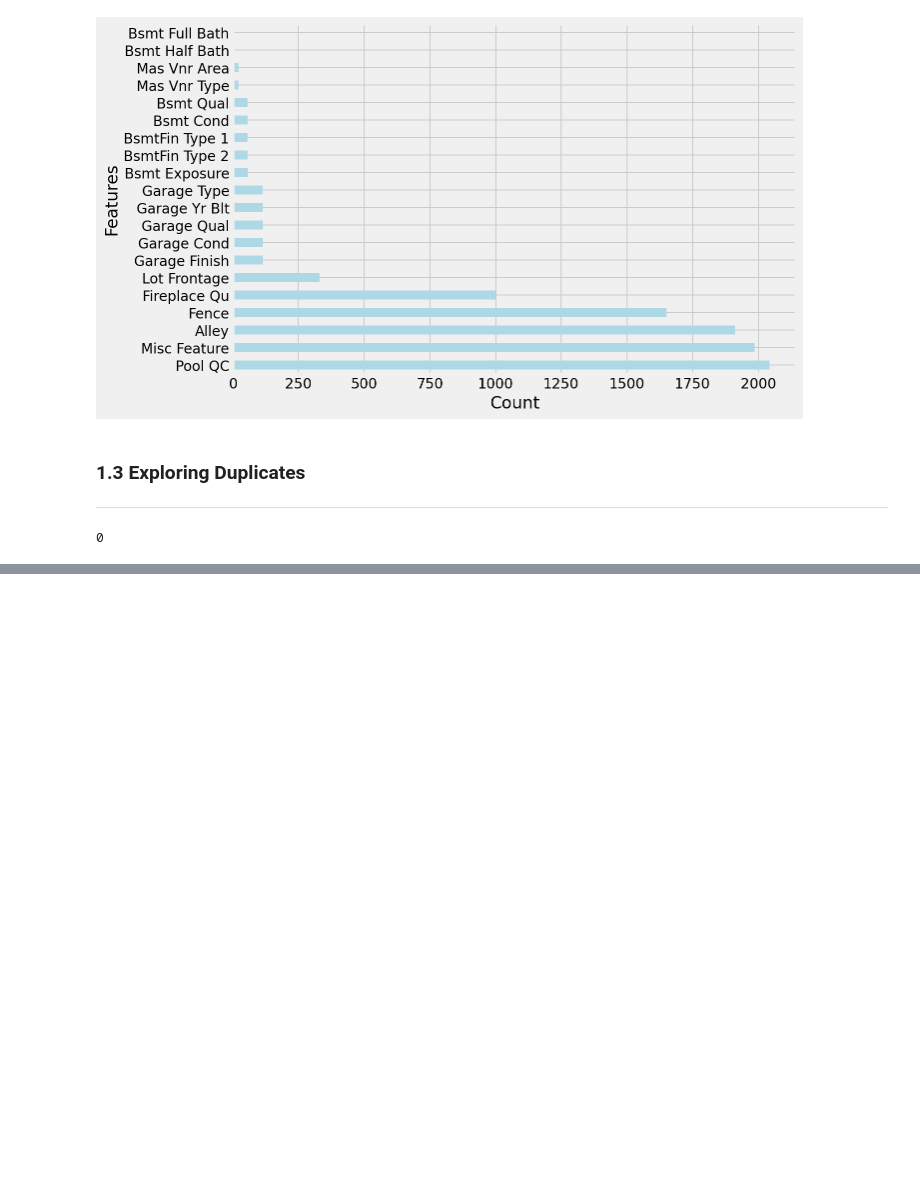
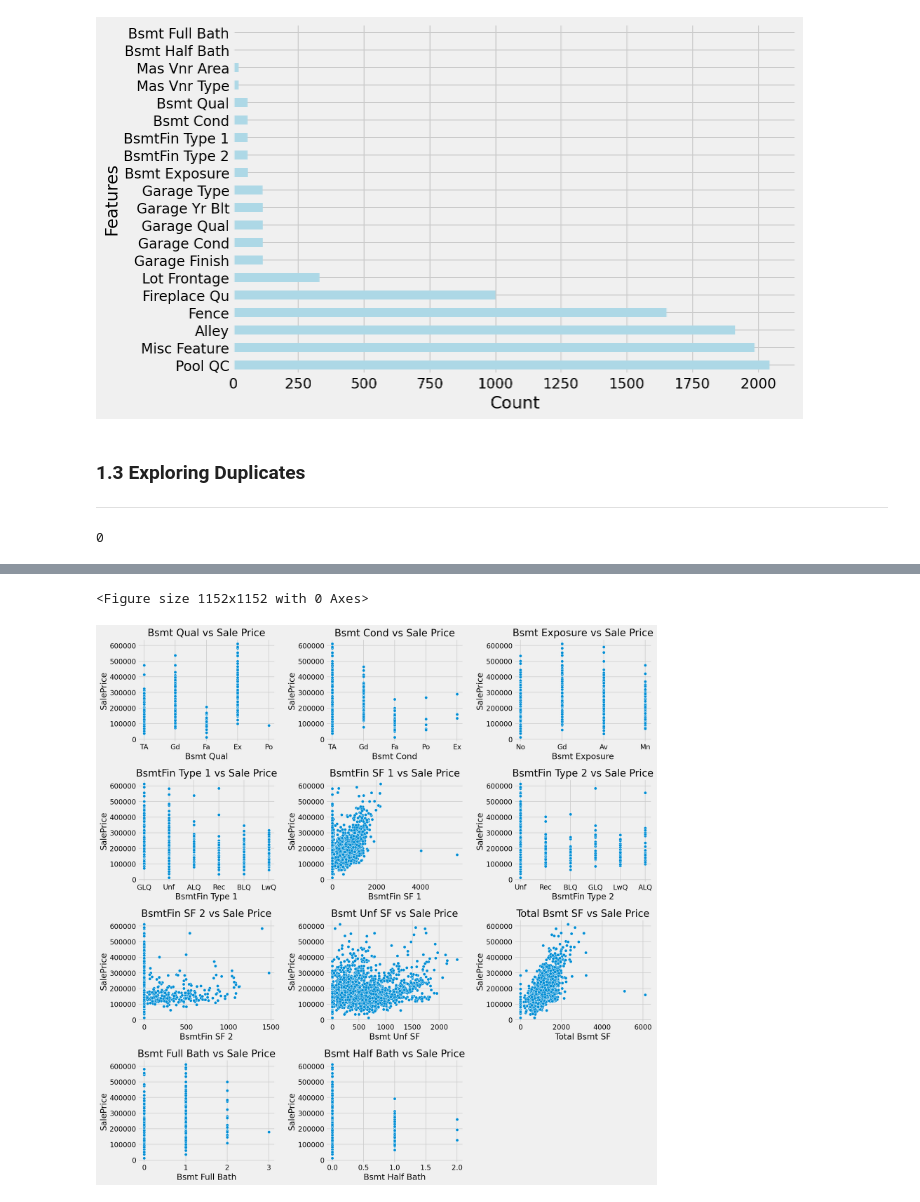
Before and after one commit to 86lekwenshiung/GA-Data-Science-Immersive-Projects, a Jupyter notebook: AMES Housing Price Prediction(P2)/AMES Housing Datasets.ipynb, the cells around one changed output, grey strips where cells are left out. Saved outputs shown, nothing was run; the diff lists cells and outputs as text; code cells hidden in the pictures; blank space fills up the shorter version.

```diff
--- a/AMES Housing Price Prediction(P2)/AMES Housing Datasets.ipynb
+++ b/AMES Housing Price Prediction(P2)/AMES Housing Datasets.ipynb
@@ -19,3 +27,15 @@ plt.style.use('fivethirtyeight')
+# %%
+def visual_subplot(nrows , ncols , feature_list , df = df_train):
+    plt.figure(figsize = (16,16))
+
+    for i in range(len(feature_list)):
+        plt.subplot(nrows , ncols , i+1)
+
+        sns.scatterplot(data = df,
+                        x = feature_list[i],
+                        y = 'SalePrice')
+        plt.title(f'{feature_list[i]} vs Sale Price')
+        plt.tight_layout()
 # %% [markdown]
 # 1.0 Exploring Datasets
 ___
@@ -159,0 +255,9 @@ for i in range(9):
+# %%
+basement_list = [bsmt for bsmt in df_train.columns if 'Bsmt' in bsmt]
+
+plt.figure(figsize = (16,16))
+
+visual_subplot(4 , 3 , basement_list)
+# %% [output]
+<Figure size 1152x1152 with 0 Axes>
+[figure, added]
```
Also changed, not shown: parts of 17 cells of this notebook.
